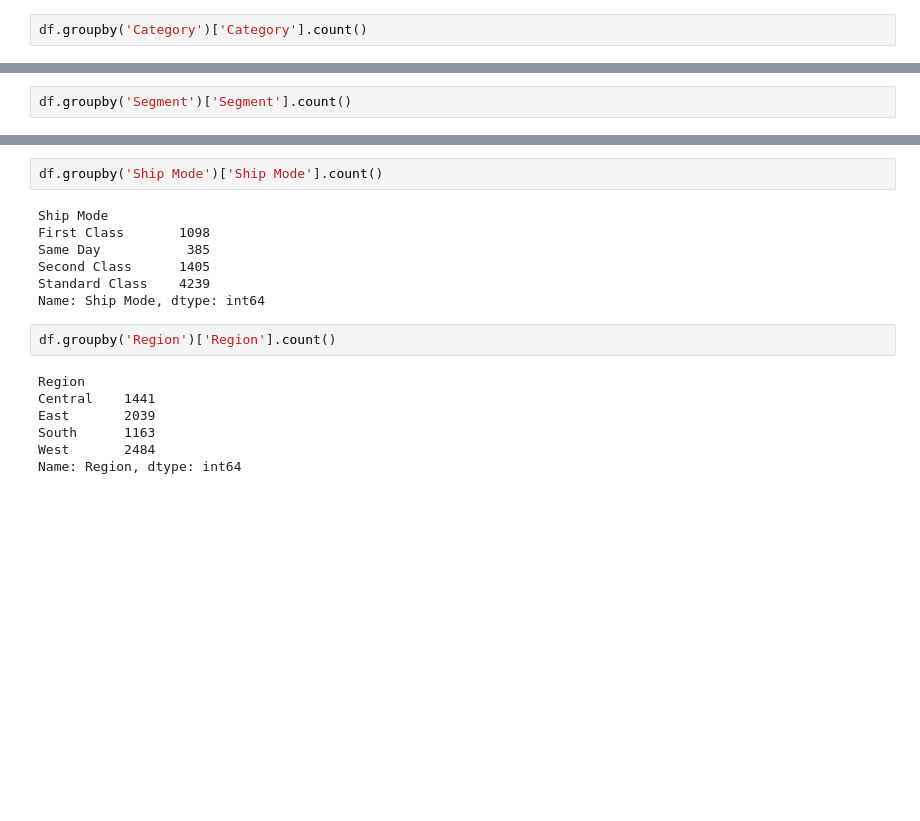
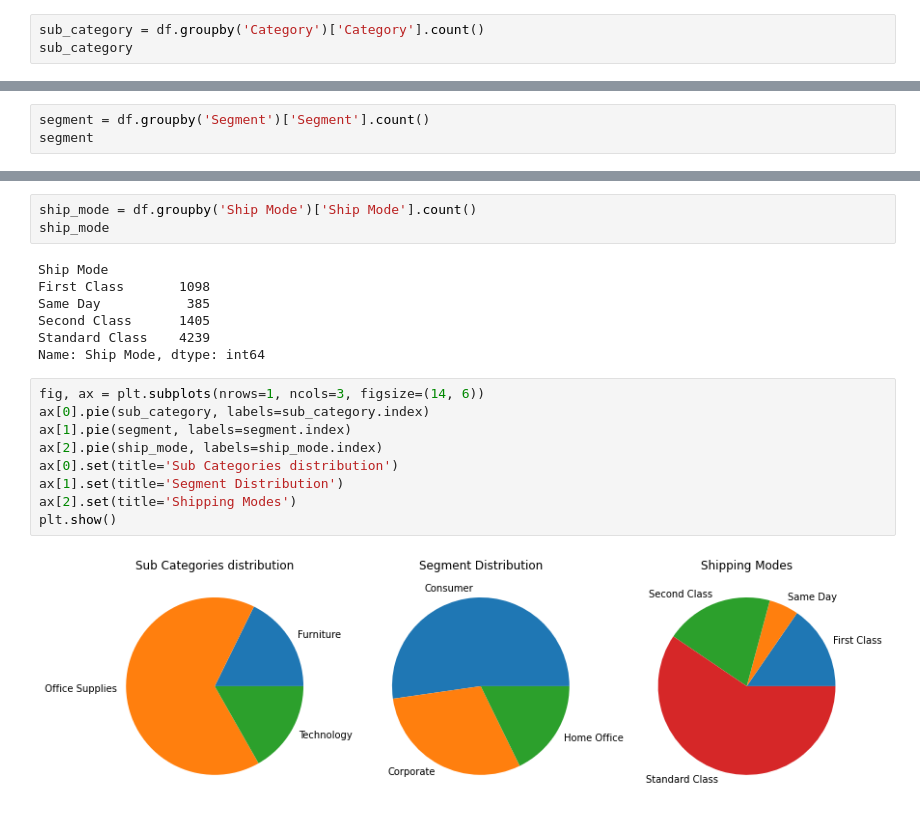
Before and after one commit to sury1999/Data-Analysis-Projects, a Jupyter notebook: Grip_Task_3_Exploratory_Data_Analysis.ipynb, the cells around one changed output, grey strips where cells are left out. Saved outputs shown, nothing was run; the diff lists cells and outputs as text; blank space fills up the shorter version.

```diff
--- a/Grip_Task_3_Exploratory_Data_Analysis.ipynb
+++ b/Grip_Task_3_Exploratory_Data_Analysis.ipynb
@@ -179,7 +177,8 @@ plt.show()
 # %% [output]
 [figure]
 # %%
-df.groupby('Category')['Category'].count()
+sub_category = df.groupby('Category')['Category'].count()
+sub_category
 # %% [output]
 Category
 Furniture          1262
@@ -187,7 +186,8 @@ Office Supplies    4670
 Technology         1195
 Name: Category, dtype: int64
 # %%
-df.groupby('Segment')['Segment'].count()
+segment = df.groupby('Segment')['Segment'].count()
+segment
 # %% [output]
 Segment
 Consumer       3725
@@ -195,7 +195,8 @@ Corporate      2137
 Home Office    1265
 Name: Segment, dtype: int64
 # %%
-df.groupby('Ship Mode')['Ship Mode'].count()
+ship_mode = df.groupby('Ship Mode')['Ship Mode'].count()
+ship_mode
 # %% [output]
 Ship Mode
 First Class       1098
@@ -203,12 +204,14 @@ Same Day           385
 Second Class      1405
 Standard Class    4239
 Name: Ship Mode, dtype: int64
-# %%
-df.groupby('Region')['Region'].count()
-# %% [output]
-Region
-Central    1441
-East       2039
-South      1163
-West       2484
-Name: Region, dtype: int64
+# %%
+fig, ax = plt.subplots(nrows=1, ncols=3, figsize=(14, 6))
+ax[0].pie(sub_category, labels=sub_category.index)
+ax[1].pie(segment, labels=segment.index)
+ax[2].pie(ship_mode, labels=ship_mode.index)
+ax[0].set(title='Sub Categories distribution')
+ax[1].set(title='Segment Distribution')
+ax[2].set(title='Shipping Modes')
+plt.show()
+# %% [output]
+[figure, added]
```
Also changed, not shown: parts of 3 cells of this notebook.
